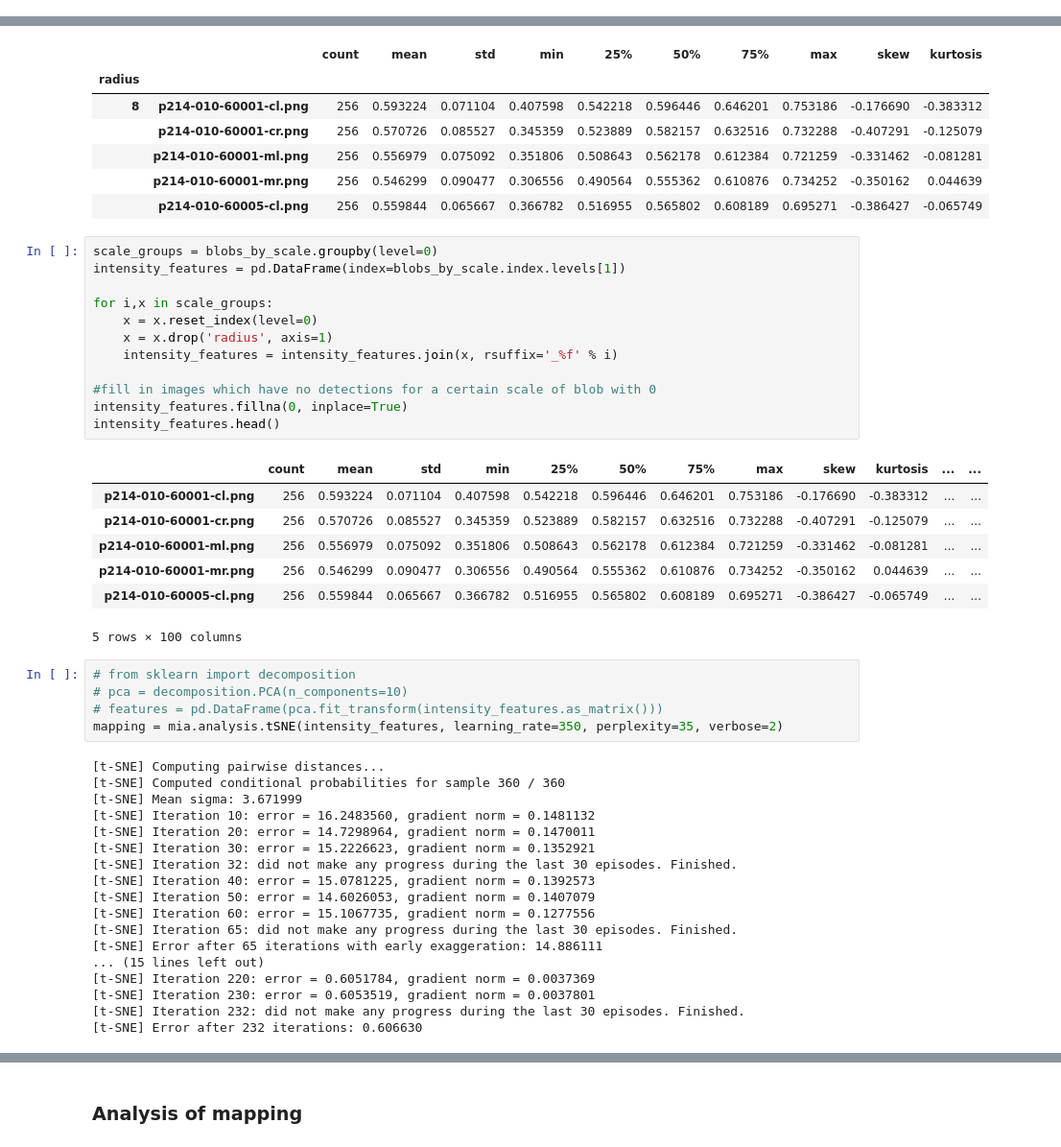
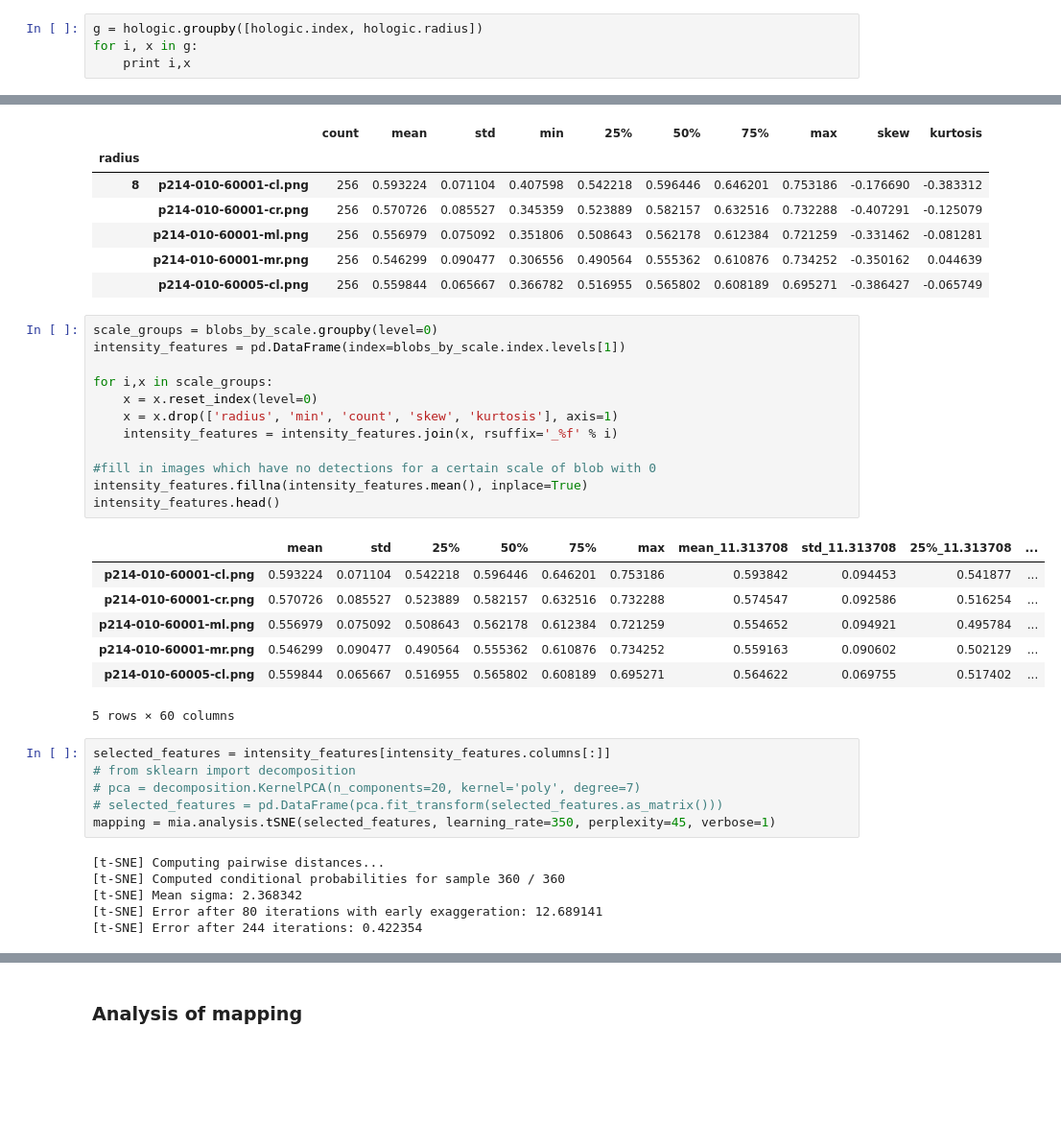
Before and after one commit to samueljackson92/major-project-data, a Jupyter notebook: 2015-04-01/intensity_analysis.ipynb, the cells around one changed output, grey strips where cells are left out. Shown at 96% size. Drawn from its saved outputs; the diff is of its cells as text; blank space fills up the shorter version.

```diff
--- a/2015-04-01/intensity_analysis.ipynb
+++ b/2015-04-01/intensity_analysis.ipynb
@@ -25,0 +28,4 @@ hologic_meta.head()
+# %%
+g = hologic.groupby([hologic.index, hologic.radius])
+for i, x in g:
+    print i,x
@@ -53,45 +77,34 @@ blobs_by_scale.head()
 # %%
 scale_groups = blobs_by_scale.groupby(level=0)
 intensity_features = pd.DataFrame(index=blobs_by_scale.index.levels[1])
 
 for i,x in scale_groups:
     x = x.reset_index(level=0)
-    x = x.drop('radius', axis=1)
+    x = x.drop(['radius', 'min', 'count', 'skew', 'kurtosis'], axis=1)
     intensity_features = intensity_features.join(x, rsuffix='_%f' % i)
 
 #fill in images which have no detections for a certain scale of blob with 0
-intensity_features.fillna(0, inplace=True)
+intensity_features.fillna(intensity_features.mean(), inplace=True)
 intensity_features.head()
 # %% [output]
-|  | count | mean | std | min | 25% | 50% | 75% | max | skew | kurtosis | ... | ... |
-| p214-010-60001-cl.png | 256 | 0.593224 | 0.071104 | 0.407598 | 0.542218 | 0.596446 | 0.646201 | 0.753186 | -0.176690 | -0.383312 | ... | ... |
-| p214-010-60001-cr.png | 256 | 0.570726 | 0.085527 | 0.345359 | 0.523889 | 0.582157 | 0.632516 | 0.732288 | -0.407291 | -0.125079 | ... | ... |
-| p214-010-60001-ml.png | 256 | 0.556979 | 0.075092 | 0.351806 | 0.508643 | 0.562178 | 0.612384 | 0.721259 | -0.331462 | -0.081281 | ... | ... |
-| p214-010-60001-mr.png | 256 | 0.546299 | 0.090477 | 0.306556 | 0.490564 | 0.555362 | 0.610876 | 0.734252 | -0.350162 | 0.044639 | ... | ... |
-| p214-010-60005-cl.png | 256 | 0.559844 | 0.065667 | 0.366782 | 0.516955 | 0.565802 | 0.608189 | 0.695271 | -0.386427 | -0.065749 | ... | ... |
+|  | mean | std | 25% | 50% | 75% | max | mean_11.313708 | std_11.313708 | 25%_11.313708 | ... |
+| p214-010-60001-cl.png | 0.593224 | 0.071104 | 0.542218 | 0.596446 | 0.646201 | 0.753186 | 0.593842 | 0.094453 | 0.541877 | ... |
+| p214-010-60001-cr.png | 0.570726 | 0.085527 | 0.523889 | 0.582157 | 0.632516 | 0.732288 | 0.574547 | 0.092586 | 0.516254 | ... |
+| p214-010-60001-ml.png | 0.556979 | 0.075092 | 0.508643 | 0.562178 | 0.612384 | 0.721259 | 0.554652 | 0.094921 | 0.495784 | ... |
+| p214-010-60001-mr.png | 0.546299 | 0.090477 | 0.490564 | 0.555362 | 0.610876 | 0.734252 | 0.559163 | 0.090602 | 0.502129 | ... |
+| p214-010-60005-cl.png | 0.559844 | 0.065667 | 0.516955 | 0.565802 | 0.608189 | 0.695271 | 0.564622 | 0.069755 | 0.517402 | ... |
-5 rows × 100 columns
+5 rows × 60 columns
 # %%
+selected_features = intensity_features[intensity_features.columns[:]]
 # from sklearn import decomposition
-# pca = decomposition.PCA(n_components=10)
-# features = pd.DataFrame(pca.fit_transform(intensity_features.as_matrix()))
-mapping = mia.analysis.tSNE(intensity_features, learning_rate=350, perplexity=35, verbose=2)
+# pca = decomposition.KernelPCA(n_components=20, kernel='poly', degree=7)
+# selected_features = pd.DataFrame(pca.fit_transform(selected_features.as_matrix()))
+mapping = mia.analysis.tSNE(selected_features, learning_rate=350, perplexity=45, verbose=1)
 # %% [output]
 [t-SNE] Computing pairwise distances...
 [t-SNE] Computed conditional probabilities for sample 360 / 360
-[t-SNE] Mean sigma: 3.671999
-[t-SNE] Iteration 10: error = 16.2483560, gradient norm = 0.1481132
-[t-SNE] Iteration 20: error = 14.7298964, gradient norm = 0.1470011
-[t-SNE] Iteration 30: error = 15.2226623, gradient norm = 0.1352921
-[t-SNE] Iteration 32: did not make any progress during the last 30 episodes. Finished.
-[t-SNE] Iteration 40: error = 15.0781225, gradient norm = 0.1392573
-[t-SNE] Iteration 50: error = 14.6026053, gradient norm = 0.1407079
-[t-SNE] Iteration 60: error = 15.1067735, gradient norm = 0.1277556
-[t-SNE] Iteration 65: did not make any progress during the last 30 episodes. Finished.
-[t-SNE] Error after 65 iterations with early exaggeration: 14.886111
-... (15 lines left out)
-[t-SNE] Iteration 220: error = 0.6051784, gradient norm = 0.0037369
-[t-SNE] Iteration 230: error = 0.6053519, gradient norm = 0.0037801
-[t-SNE] Iteration 232: did not make any progress during the last 30 episodes. Finished.
-[t-SNE] Error after 232 iterations: 0.606630
+[t-SNE] Mean sigma: 2.368342
+[t-SNE] Error after 80 iterations with early exaggeration: 12.689141
+[t-SNE] Error after 244 iterations: 0.422354
 # %%
 %matplotlib qt
```
Also changed, not shown: parts of 13 cells of this notebook, 4 other files.
